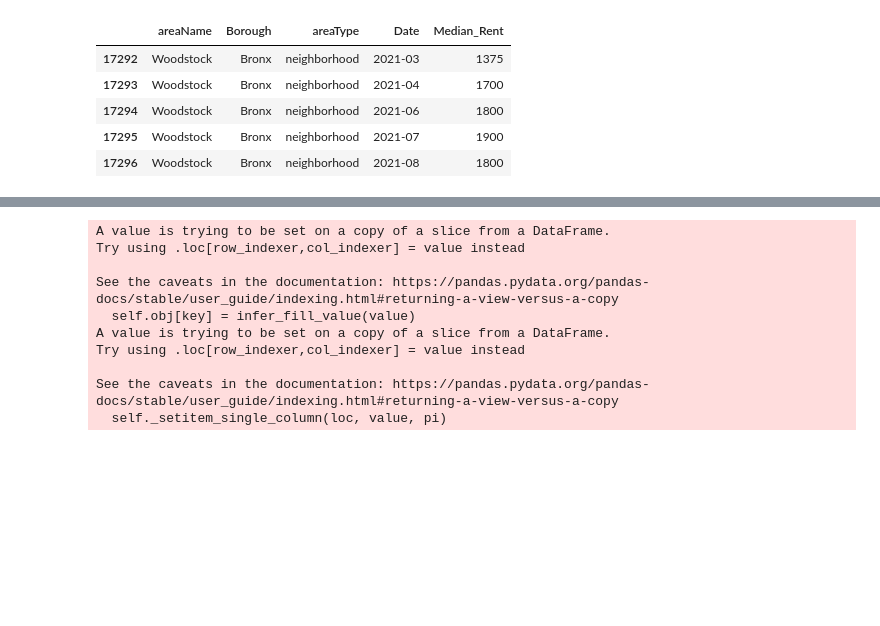
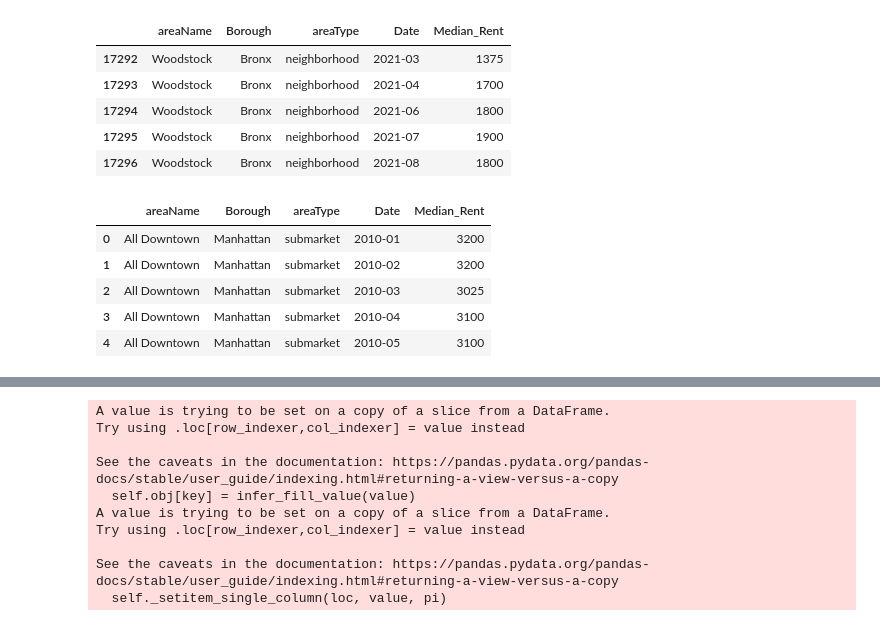
Before and after one commit to jackcopeland11/nyc_apartment_rent_analysis, a Jupyter notebook: python_project_final.ipynb, the cells around one changed output, grey strips where cells are left out. Drawn from its saved outputs; the diff is of its cells as text; code cells hidden in the pictures; blank space fills up the shorter version.

```diff
--- a/python_project_final.ipynb
+++ b/python_project_final.ipynb
@@ -44,6 +45,15 @@ g = sns.lineplot(x='date_of_interest', y='Covid Case Count 7 Day Avg', hue = 'Bo
 rent_prices.head()
 sns.set(rc = {'figure.figsize':(15,8)})
 sns.lineplot(rent_prices['Date'], rent_prices['Median_Rent'])
+# %%
+rent_prices.head()
+# %% [output]
+|  | areaName | Borough | areaType | Date | Median_Rent |
+| 0 | All Downtown | Manhattan | submarket | 2010-01 | 3200 |
+| 1 | All Downtown | Manhattan | submarket | 2010-02 | 3200 |
+| 2 | All Downtown | Manhattan | submarket | 2010-03 | 3025 |
+| 3 | All Downtown | Manhattan | submarket | 2010-04 | 3100 |
+| 4 | All Downtown | Manhattan | submarket | 2010-05 | 3100 |
 # %%
 ##Graph covid cases borough
 median_rents_by_boro = rent_prices[['Date', 'Borough' , 'Median_Rent']]
```
Also changed, not shown: parts of 5 cells of this notebook, 1 other file.
